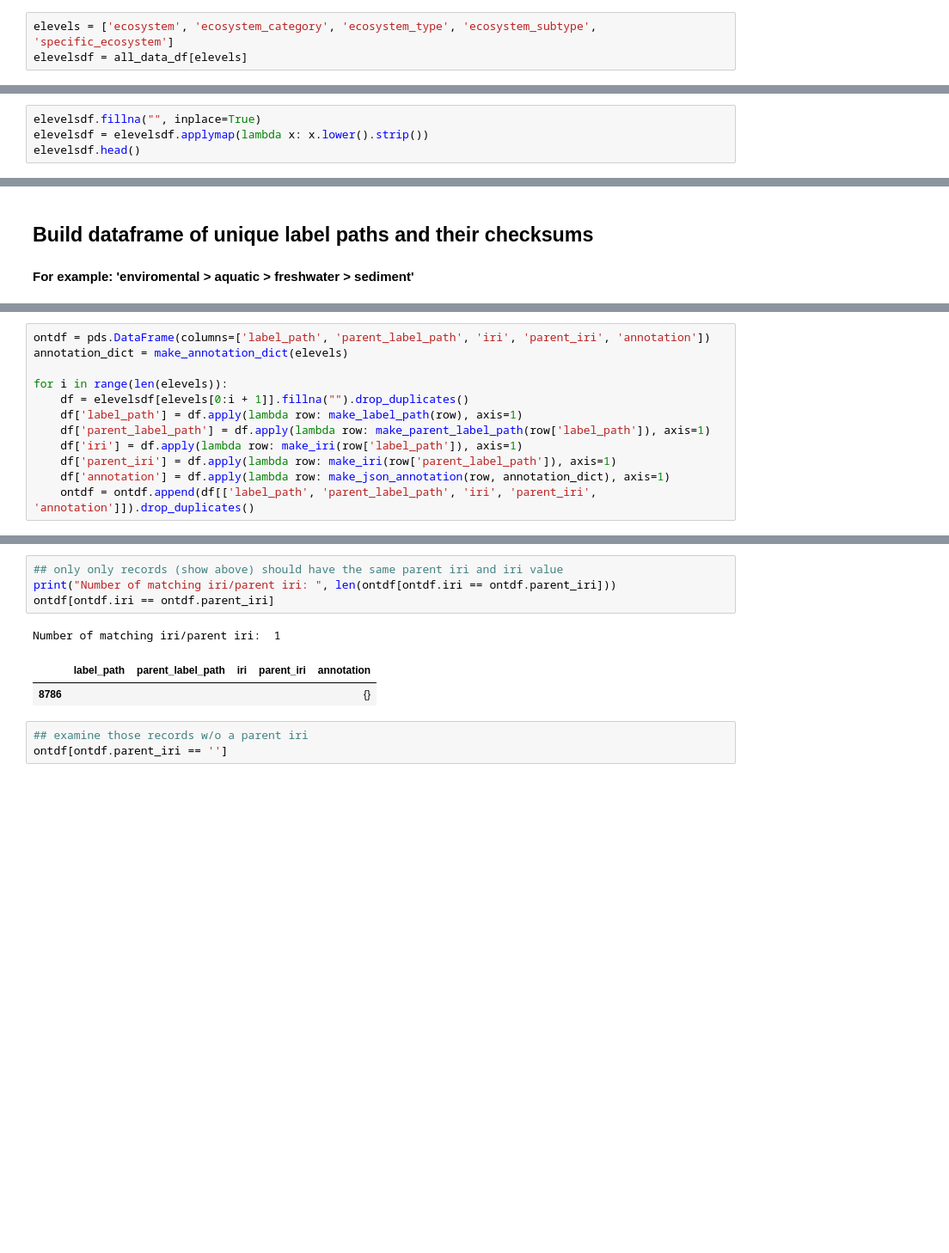
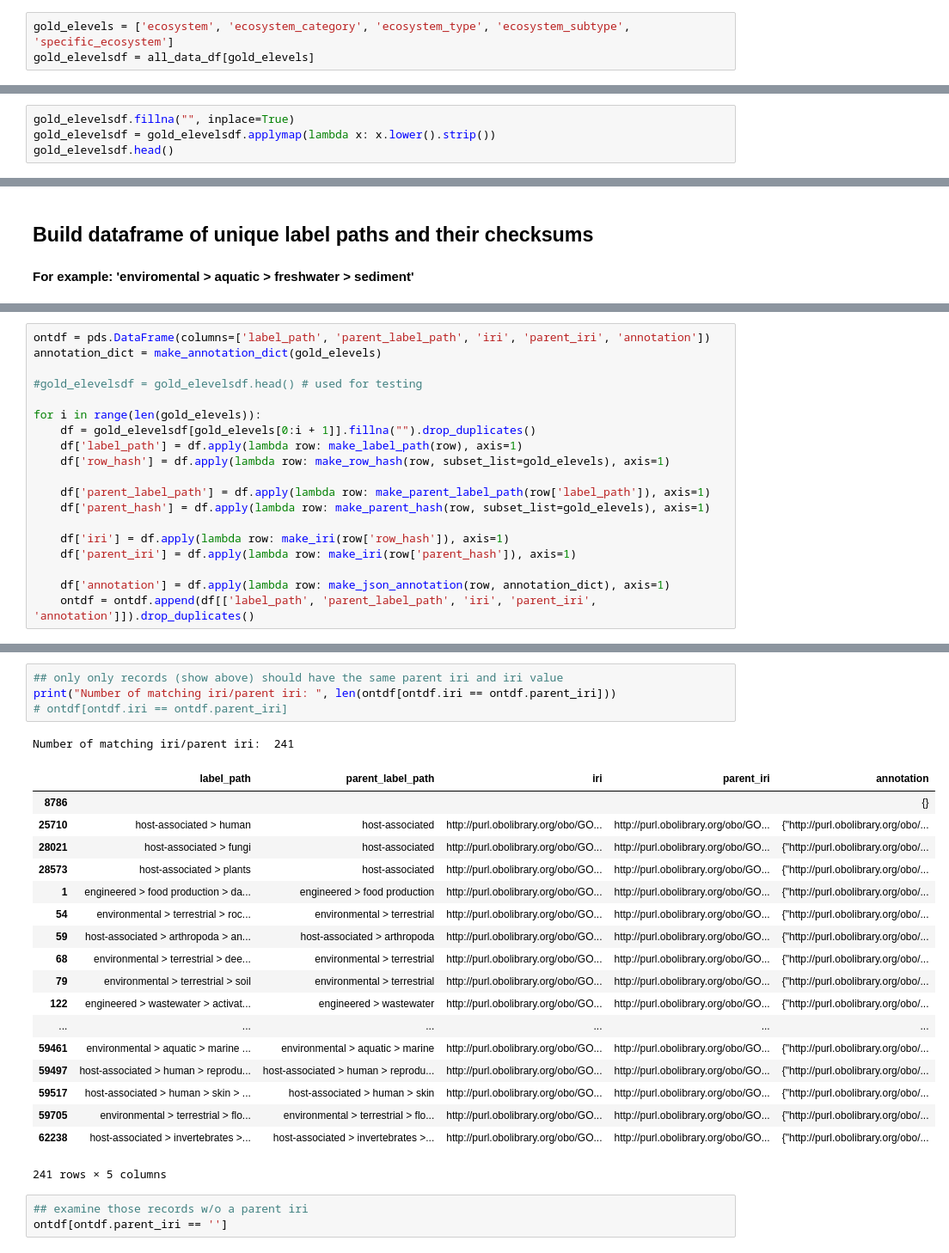
Before and after one commit to microbiomedata/GOLD-ontology-translation, a Jupyter notebook: notebooks/translate-gold-elevels.ipynb, the cells around one changed output, grey strips where cells are left out. Shown at 86% size. Cells and saved outputs as stored; diff of their text form; blank space fills up the shorter version.

```diff
--- a/notebooks/translate-gold-elevels.ipynb
+++ b/notebooks/translate-gold-elevels.ipynb
@@ -23,13 +23,13 @@ all_data_df.columns = clean_columns
 # %%
-elevels = ['ecosystem', 'ecosystem_category', 'ecosystem_type', 'ecosystem_subtype', 'specific_ecosystem']
-elevelsdf = all_data_df[elevels]
+gold_elevels = ['ecosystem', 'ecosystem_category', 'ecosystem_type', 'ecosystem_subtype', 'specific_ecosystem']
+gold_elevelsdf = all_data_df[gold_elevels]
 # %% [markdown]
 ### Clean data:
 * replace with nan with empyt string
 * make all values lowercase
 * trim spaces
 # %%
-elevelsdf.fillna("", inplace=True)
-elevelsdf = elevelsdf.applymap(lambda x: x.lower().strip())
-elevelsdf.head()
+gold_elevelsdf.fillna("", inplace=True)
+gold_elevelsdf = gold_elevelsdf.applymap(lambda x: x.lower().strip())
+gold_elevelsdf.head()
 # %% [output]
@@ -104,14 +136,21 @@ def make_json_annotation(row, annotation_dict):
     return json.dumps(annotation_value_dict)
 # %%
 ontdf = pds.DataFrame(columns=['label_path', 'parent_label_path', 'iri', 'parent_iri', 'annotation'])
-annotation_dict = make_annotation_dict(elevels)
+annotation_dict = make_annotation_dict(gold_elevels)
 
-for i in range(len(elevels)):
-    df = elevelsdf[elevels[0:i + 1]].fillna("").drop_duplicates()
+#gold_elevelsdf = gold_elevelsdf.head() # used for testing
+
+for i in range(len(gold_elevels)):
+    df = gold_elevelsdf[gold_elevels[0:i + 1]].fillna("").drop_duplicates()
     df['label_path'] = df.apply(lambda row: make_label_path(row), axis=1)
+    df['row_hash'] = df.apply(lambda row: make_row_hash(row, subset_list=gold_elevels), axis=1)
+
     df['parent_label_path'] = df.apply(lambda row: make_parent_label_path(row['label_path']), axis=1)
-    df['iri'] = df.apply(lambda row: make_iri(row['label_path']), axis=1)
-    df['parent_iri'] = df.apply(lambda row: make_iri(row['parent_label_path']), axis=1)
+    df['parent_hash'] = df.apply(lambda row: make_parent_hash(row, subset_list=gold_elevels), axis=1)
+
+    df['iri'] = df.apply(lambda row: make_iri(row['row_hash']), axis=1)
+    df['parent_iri'] = df.apply(lambda row: make_iri(row['parent_hash']), axis=1)
+
     df['annotation'] = df.apply(lambda row: make_json_annotation(row, annotation_dict), axis=1)
     ontdf = ontdf.append(df[['label_path', 'parent_label_path', 'iri', 'parent_iri', 'annotation']]).drop_duplicates()
 # %%
@@ -151,11 +194,27 @@ Number of non-empty parent label paths:  399
 # %%
 ## only only records (show above) should have the same parent iri and iri value
 print("Number of matching iri/parent iri: ", len(ontdf[ontdf.iri == ontdf.parent_iri]))
-ontdf[ontdf.iri == ontdf.parent_iri]
+# ontdf[ontdf.iri == ontdf.parent_iri]
 # %% [output]
-Number of matching iri/parent iri:  1
+Number of matching iri/parent iri:  241
 |  | label_path | parent_label_path | iri | parent_iri | annotation |
 | 8786 |  |  |  |  | {} |
+| 25710 | host-associated > human | host-associated | http://purl.obolibrary.org/obo/GO... | http://purl.obolibrary.org/obo/GO... | {"http://purl.obolibrary.org/obo/... |
+| 28021 | host-associated > fungi | host-associated | http://purl.obolibrary.org/obo/GO... | http://purl.obolibrary.org/obo/GO... | {"http://purl.obolibrary.org/obo/... |
+| 28573 | host-associated > plants | host-associated | http://purl.obolibrary.org/obo/GO... | http://purl.obolibrary.org/obo/GO... | {"http://purl.obolibrary.org/obo/... |
+| 1 | engineered > food production > da... | engineered > food production | http://purl.obolibrary.org/obo/GO... | http://purl.obolibrary.org/obo/GO... | {"http://purl.obolibrary.org/obo/... |
+| 54 | environmental > terrestrial > roc... | environmental > terrestrial | http://purl.obolibrary.org/obo/GO... | http://purl.obolibrary.org/obo/GO... | {"http://purl.obolibrary.org/obo/... |
+| 59 | host-associated > arthropoda > an... | host-associated > arthropoda | http://purl.obolibrary.org/obo/GO... | http://purl.obolibrary.org/obo/GO... | {"http://purl.obolibrary.org/obo/... |
+| 68 | environmental > terrestrial > dee... | environmental > terrestrial | http://purl.obolibrary.org/obo/GO... | http://purl.obolibrary.org/obo/GO... | {"http://purl.obolibrary.org/obo/... |
+| 79 | environmental > terrestrial > soil | environmental > terrestrial | http://purl.obolibrary.org/obo/GO... | http://purl.obolibrary.org/obo/GO... | {"http://purl.obolibrary.org/obo/... |
+| 122 | engineered > wastewater > activat... | engineered > wastewater | http://purl.obolibrary.org/obo/GO... | http://purl.obolibrary.org/obo/GO... | {"http://purl.obolibrary.org/obo/... |
+| ... | ... | ... | ... | ... | ... |
+| 59461 | environmental > aquatic > marine ... | environmental > aquatic > marine | http://purl.obolibrary.org/obo/GO... | http://purl.obolibrary.org/obo/GO... | {"http://purl.obolibrary.org/obo/... |
+| 59497 | host-associated > human > reprodu... | host-associated > human > reprodu... | http://purl.obolibrary.org/obo/GO... | http://purl.obolibrary.org/obo/GO... | {"http://purl.obolibrary.org/obo/... |
+| 59517 | host-associated > human > skin > ... | host-associated > human > skin | http://purl.obolibrary.org/obo/GO... | http://purl.obolibrary.org/obo/GO... | {"http://purl.obolibrary.org/obo/... |
+| 59705 | environmental > terrestrial > flo... | environmental > terrestrial > flo... | http://purl.obolibrary.org/obo/GO... | http://purl.obolibrary.org/obo/GO... | {"http://purl.obolibrary.org/obo/... |
+| 62238 | host-associated > invertebrates >... | host-associated > invertebrates >... | http://purl.obolibrary.org/obo/GO... | http://purl.obolibrary.org/obo/GO... | {"http://purl.obolibrary.org/obo/... |
+241 rows × 5 columns
 # %%
 ## examine those records w/o a parent iri
 ontdf[ontdf.parent_iri == '']
```
Also changed, not shown: parts of 7 cells of this notebook, 2 other files.
